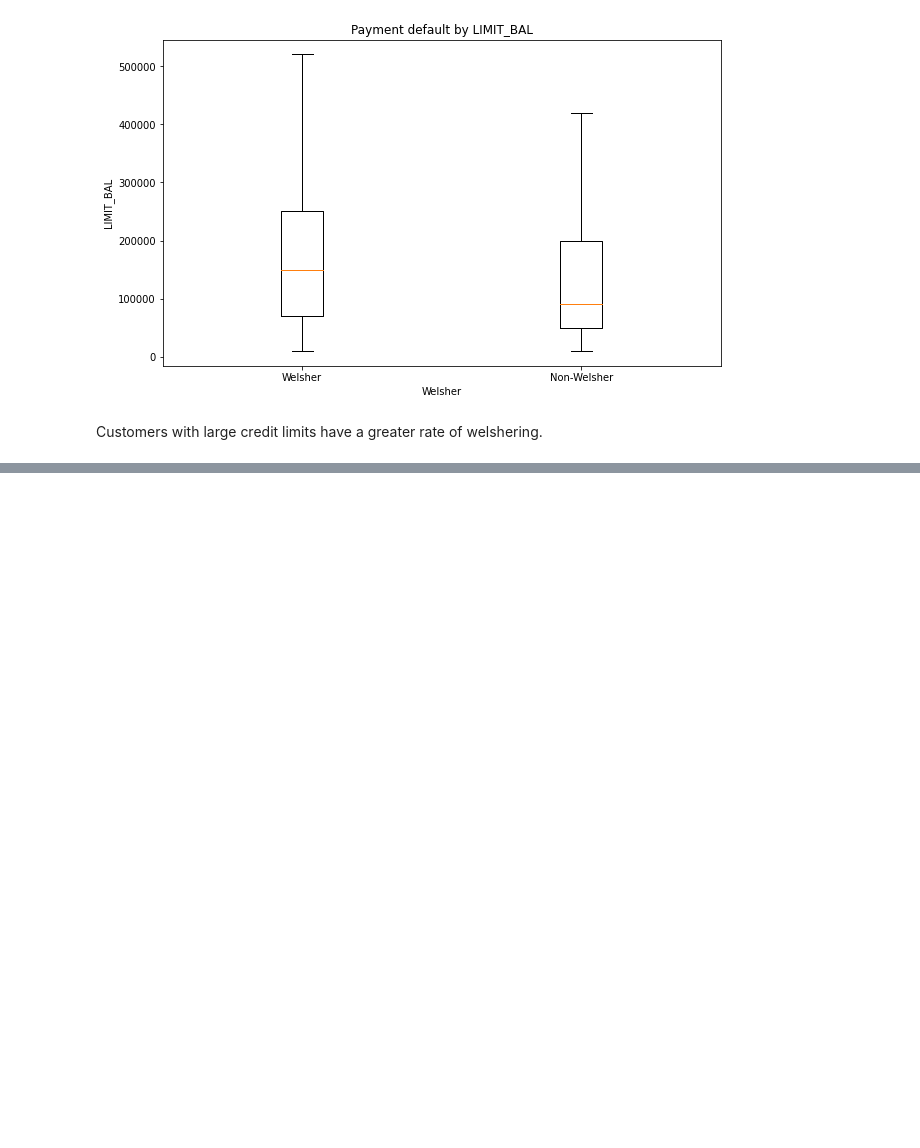
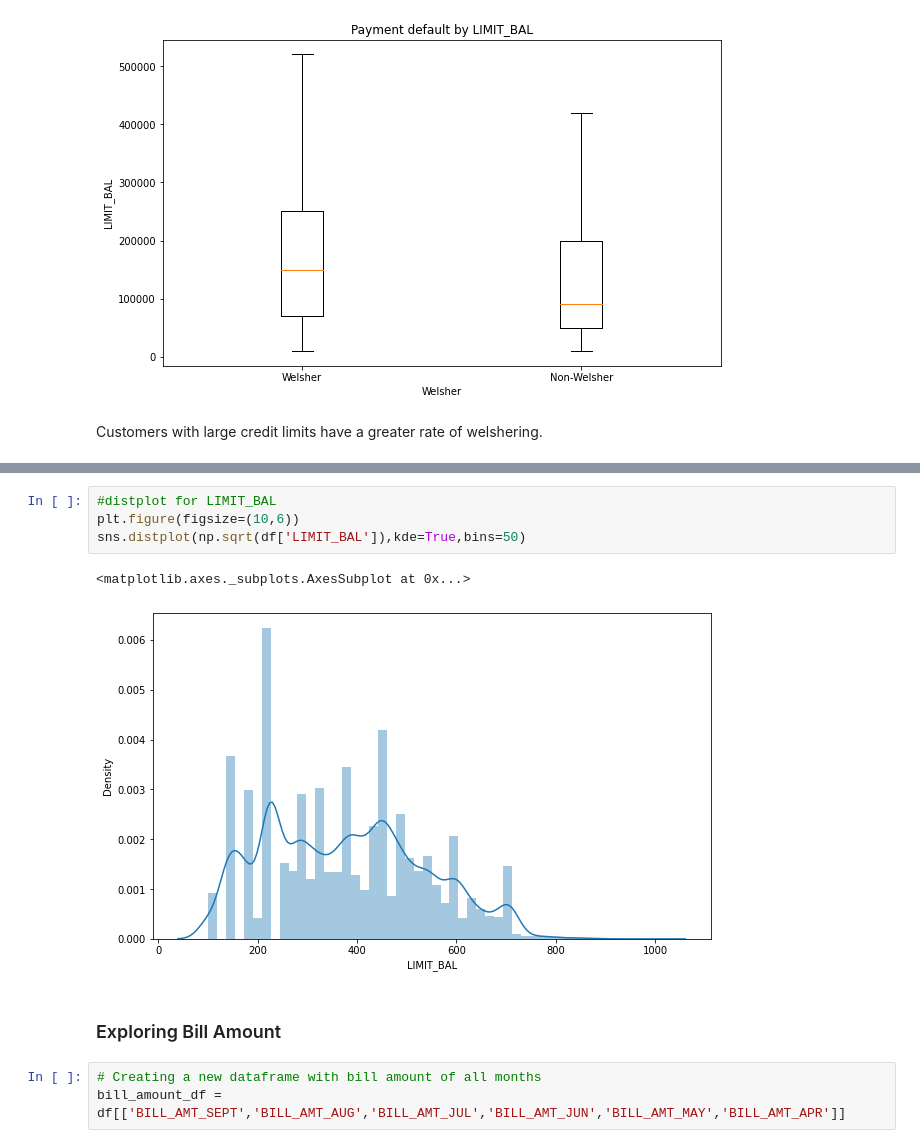
Before and after one commit to dushyantmaharshi/Credit-Card-Default-Prediction, a Jupyter notebook: Credit_Card_Default_Prediction_Capstone_Project.ipynb, the cells around one changed output, grey strips where cells are left out. Saved outputs shown, nothing was run; the diff lists cells and outputs as text; blank space fills up the shorter version.

```diff
--- a/Credit_Card_Default_Prediction_Capstone_Project.ipynb
+++ b/Credit_Card_Default_Prediction_Capstone_Project.ipynb
@@ -472,0 +480,12 @@ Customers with large credit limits have a greater rate of welshering.
+# %%
+#distplot for LIMIT_BAL
+plt.figure(figsize=(10,6))
+sns.distplot(np.sqrt(df['LIMIT_BAL']),kde=True,bins=50)
+# %% [output]
+<matplotlib.axes._subplots.AxesSubplot at 0x...>
+[figure, added]
+# %% [markdown]
+### Exploring Bill Amount
+# %%
+# Creating a new dataframe with bill amount of all months
+bill_amount_df = df[['BILL_AMT_SEPT','BILL_AMT_AUG','BILL_AMT_JUL','BILL_AMT_JUN','BILL_AMT_MAY','BILL_AMT_APR']]
```
Also changed, not shown: parts of 28 cells of this notebook.
